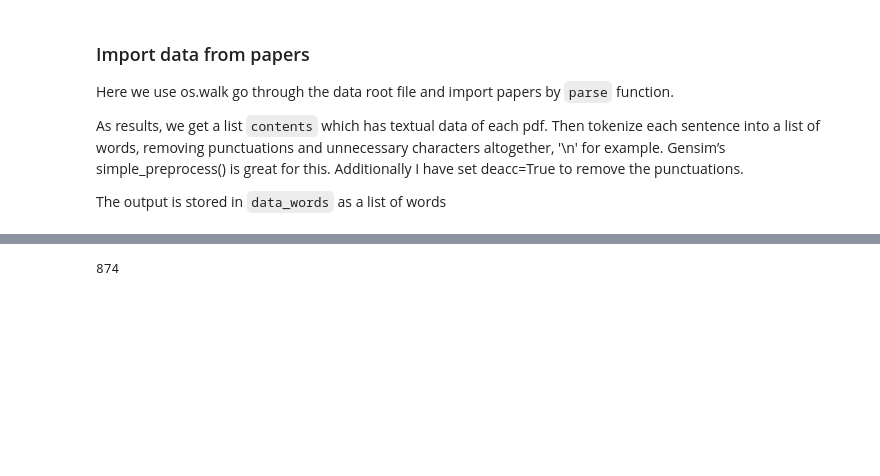
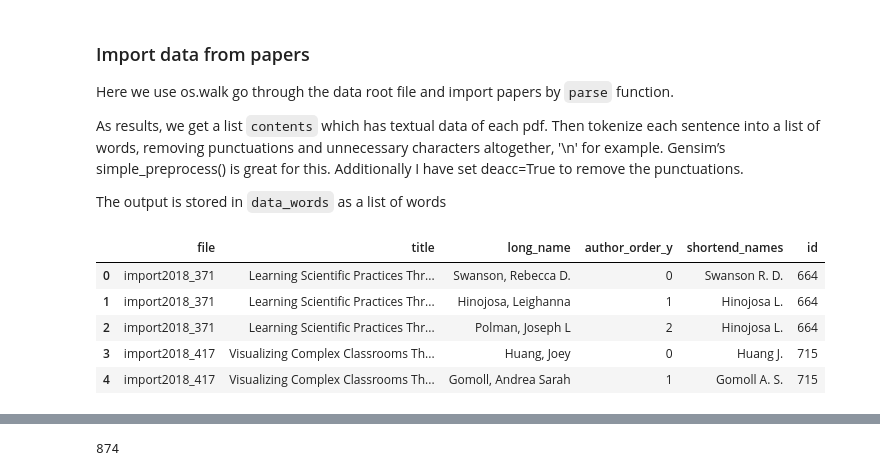
Before and after one commit to sting1000/semester-project, a Jupyter notebook: Topic Modeling.ipynb, the cells around one changed output, grey strips where cells are left out. Drawn from its saved outputs; the diff is of its cells as text; code cells hidden in the pictures; blank space fills up the shorter version.

```diff
--- a/Topic Modeling.ipynb
+++ b/Topic Modeling.ipynb
@@ -123,3 +125,19 @@ for subdir, dirs, files in os.walk(rootdir):
                 except:
                     name, message, content = sys.exc_info()
                     errors.append(message)
+# %%
+#get information about author and document id
+docid_pd = pd.DataFrame.from_dict(docid, orient='index')
+docid_pd.columns = ['file']
+docid_pd['id'] = docid_pd.index
+
+author_data = pd.read_csv('author_data.csv')
+author_data = author_data.merge(docid_pd, on='file')
+author_data.head()
+# %% [output]
+|  | file | title | long_name | author_order_y | shortend_names | id |
+| 0 | import2018_371 | Learning Scientific Practices Thr... | Swanson, Rebecca D. | 0 | Swanson R. D. | 664 |
+| 1 | import2018_371 | Learning Scientific Practices Thr... | Hinojosa, Leighanna | 1 | Hinojosa L. | 664 |
+| 2 | import2018_371 | Learning Scientific Practices Thr... | Polman, Joseph L | 2 | Hinojosa L. | 664 |
+| 3 | import2018_417 | Visualizing Complex Classrooms Th... | Huang, Joey | 0 | Huang J. | 715 |
+| 4 | import2018_417 | Visualizing Complex Classrooms Th... | Gomoll, Andrea Sarah | 1 | Gomoll A. S. | 715 |
```
Also changed, not shown: parts of 33 cells of this notebook, 6 other files.
